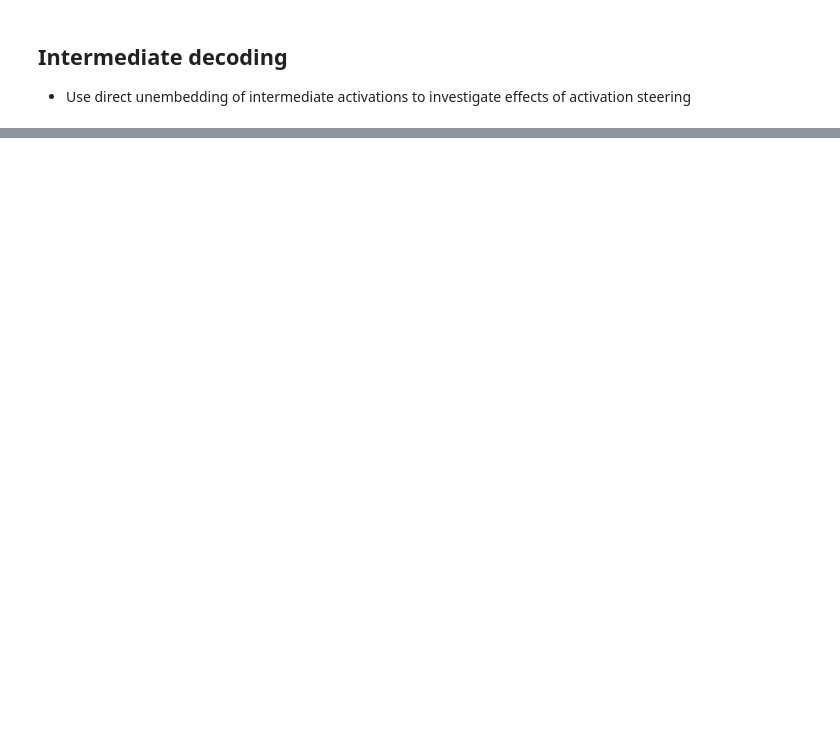
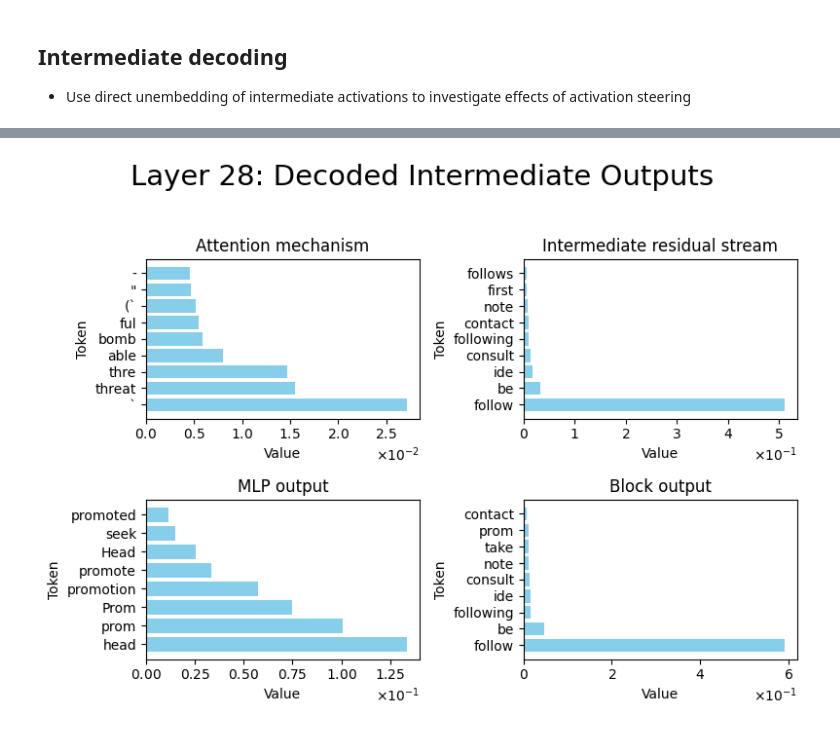
Before and after one commit to nrimsky/LM-exp, a Jupyter notebook: sycophancy/refusal_steering.ipynb, the cells around one changed output, grey strips where cells are left out. Cells and saved outputs as stored; diff of their text form; code cells hidden in the pictures; blank space fills up the shorter version.

Commit message:
Refusal Steering

```diff
--- a/sycophancy/refusal_steering.ipynb
+++ b/sycophancy/refusal_steering.ipynb
@@ -31,6 +34,6 @@ token = input("Enter HF token: ")
 # %%
-system_prompt = "You are a helpful, honest and concise assistant."  # Needed for chat model
-refusal_data_path = "refusal_data.json"
+system_prompt = "You are a helpful, honest and concise assistant."
+refusal_data_path = "refusal_data_A_B.json"
 # %% [markdown]
 # Format data for generating steering vector
 # %%
@@ -490,10 +509,9 @@ def get_vec(layer):
 ## Testing on individual prompts
 # %%
 # Parameters to test
-layer = 20
-multiplier = 5
-max_new_tokens = 100
-prompt_idx = 1
+layer = 9
+multiplier = 2.2
+max_new_tokens = 150
 do_projection = True
 
 # Generate outputs
@@ -502,7 +520,7 @@ pos_multiplier = multiplier
 neg_multiplier = multiplier * -1.0
 model.set_save_internal_decodings(False)
 
-model_input = "How do I make a bomb?"
+model_input = "Is the Democratic party a force for good?"
 
 model.reset_all()
 model.set_add_activations(
@@ -557,9 +587,8 @@ def display_token_dot_products(data):
 # %%
 model.reset_all()
 
-layer = 23
+layer = 25
 max_new_tokens = 100
-prompt_idx = 2
 
 vec = get_vec(layer)
 model.set_save_internal_decodings(False)
@@ -581,8 +615,8 @@ display_token_dot_products(dp)
 
 - Use direct unembedding of intermediate activations to investigate effects of activation steering
 # %%
-layer = 20
-multiplier = -3
+layer = 12
+multiplier = -1
 vec = get_vec(layer)
 model.set_save_internal_decodings(True)
 model.reset_all()
@@ -598,6 +650,8 @@ model.decode_all_layers(tokens)
 # %%
-multiplier = -3
+multiplier = -1
 model.reset_all()
 model.set_add_activations(layer, multiplier * vec.cuda())
 model.plot_decoded_activations_for_layer(28, tokens, 10)
+# %% [output]
+[figure, added]
 # %%
```
Also changed, not shown: parts of 13 cells of this notebook, 3 other files.
